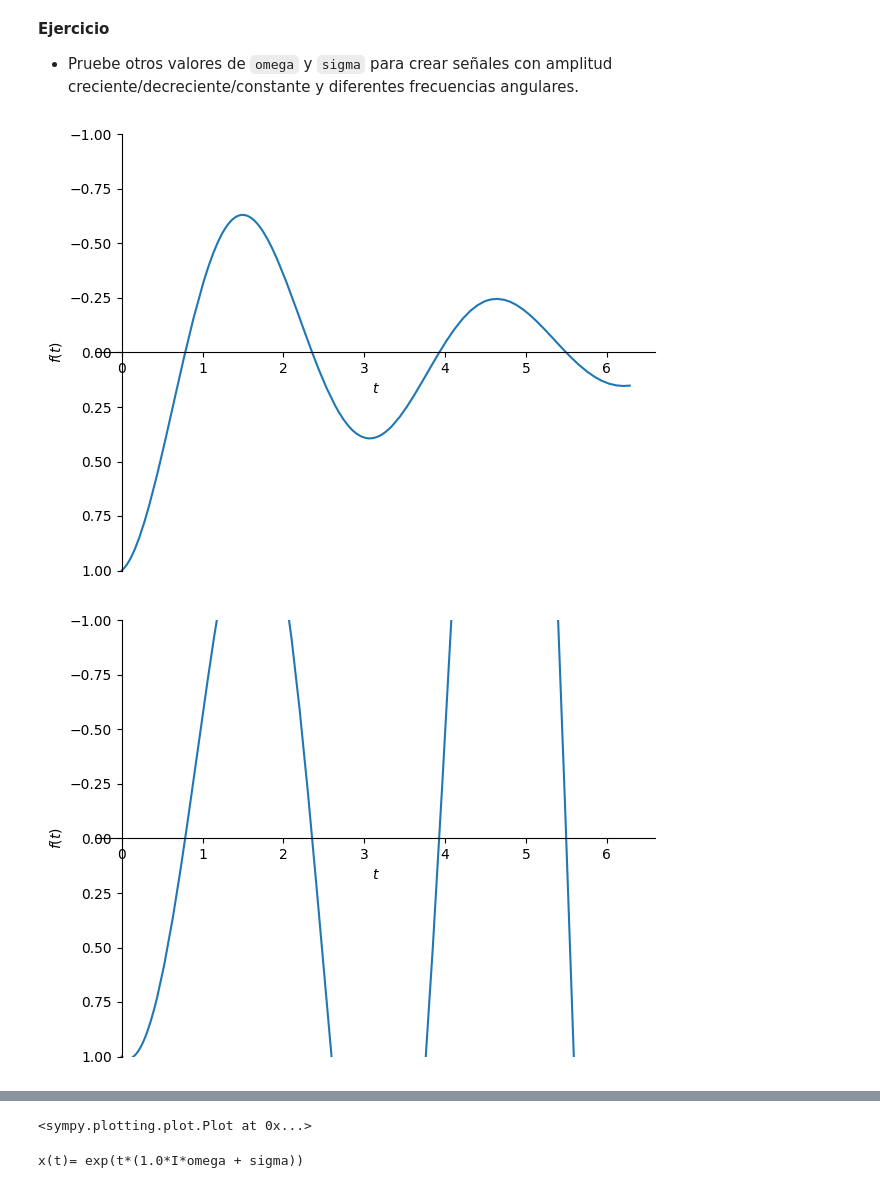
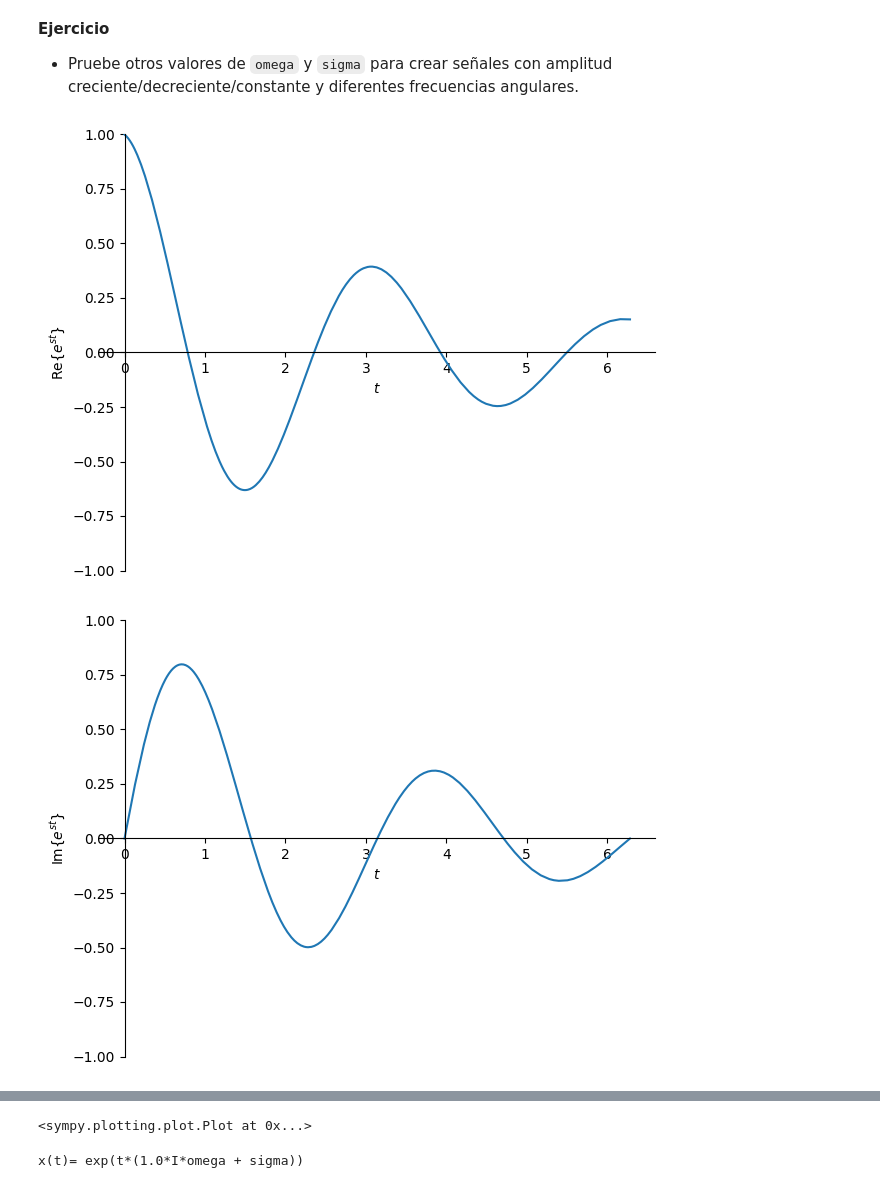
Before and after one commit to Nicoflyy/Ejercicio, a Jupyter notebook: 1_IntroduccionSyS/2_S_estandar.ipynb, the cells around one changed output, grey strips where cells are left out. Saved outputs shown, nothing was run; the diff lists cells and outputs as text; code cells hidden in the pictures.

```diff
--- a/1_IntroduccionSyS/2_S_estandar.ipynb
+++ b/1_IntroduccionSyS/2_S_estandar.ipynb
@@ -74,21 +74,15 @@ x(t)= exp(t*(1.0*I*omega + sigma))
 # %%
 #EJERCICIO 1
 #Valores de omega y sigma para crear señales con amplitud decreciente
 import sympy as sym
 t, sigma, omega = sym.symbols('t sigma omega', real=True)
 s = sigma + 1j*omega
 x = sym.exp(s*t)
 
 y = x.subs({omega: 2, sigma: -0.3})
-sym.plot(sym.re(y), (t, 0, 2*sym.pi), ylim=[1,-1])
 
-#Valores de omega y sigma para crear señales con amplitud creciente
-y = x.subs({omega: 2, sigma: 0.3})
-sym.plot(sym.re(y), (t, 0, 2*sym.pi), ylim=[1,-1])
-
-#Valores de omega y sigma para crear señales con amplitud constante
-y = x.subs({omega: 2, sigma: 0})
-sym.plot(sym.re(y), (t, 0, 2*sym.pi), ylim=[1,-1])
+sym.plot(sym.re(y), (t, 0, 2*sym.pi), ylabel=r'Re{$e^{st}$}',ylim=[-1,1])
+sym.plot(sym.im(y), (t, 0, 2*sym.pi), ylabel=r'Im{$e^{st}$}',ylim=[-1,1])
 # %% [output]
-[figure, old version]
+[figure, new version]
-[figure, old version]
+[figure, new version]
```
Also changed, not shown: parts of 3 cells of this notebook.
